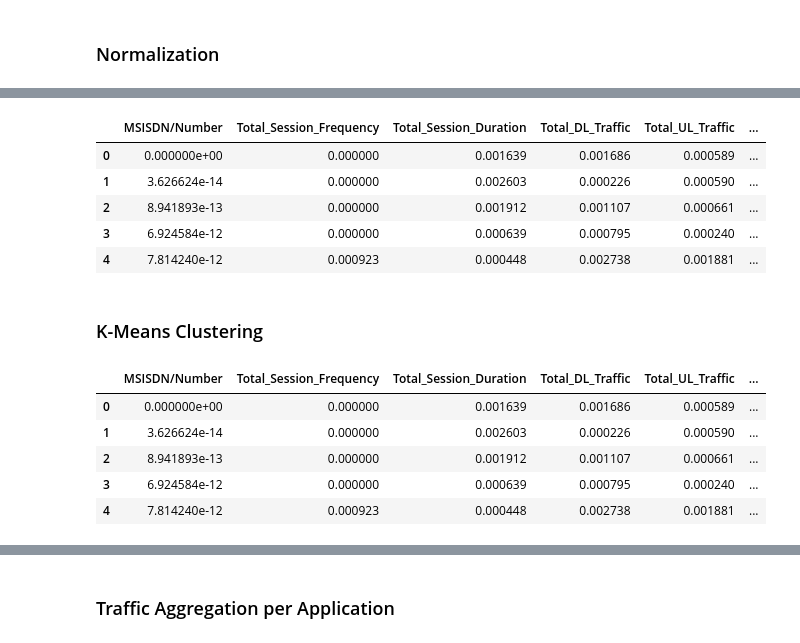
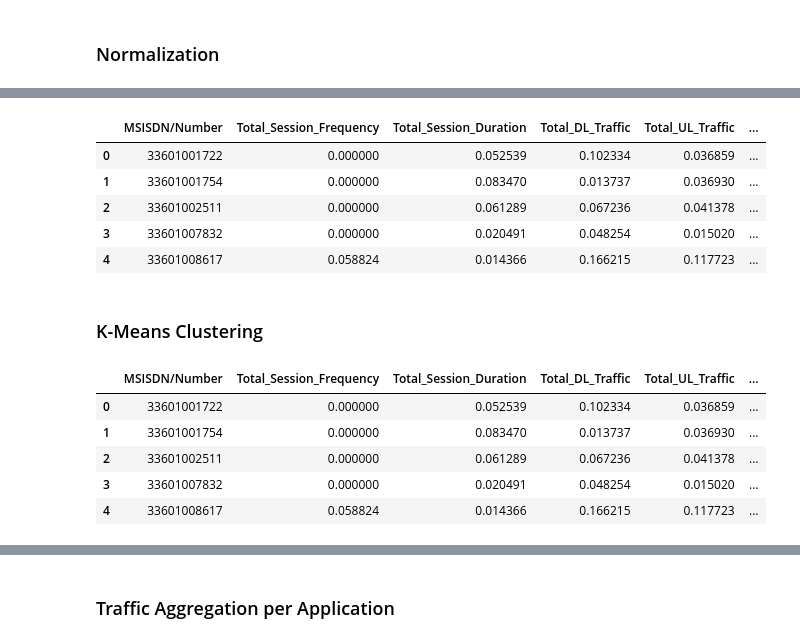
Before and after one commit to Naod-Demissie/User-Engagement-and-Satisfaction-Analysis, a Jupyter notebook: notebooks/2.0-user-engagement-analysis.ipynb, the cells around one changed output, grey strips where cells are left out. Drawn from its saved outputs; the diff is of its cells as text; code cells hidden in the pictures.

```diff
--- a/notebooks/2.0-user-engagement-analysis.ipynb
+++ b/notebooks/2.0-user-engagement-analysis.ipynb
@@ -249,18 +250,18 @@ generate_hist_box_plots(aggregated_data, plot_data)
 # %%
-metrics_to_normalize = aggregated_data.columns
+metrics_to_normalize = aggregated_data.columns.drop('MSISDN/Number')
 
 scaler = MinMaxScaler()
 normalized_data = aggregated_data.copy()
 normalized_data[metrics_to_normalize] = scaler.fit_transform(aggregated_data[metrics_to_normalize])
 
 normalized_data.head()
 # %% [output]
 |  | MSISDN/Number | Total_Session_Frequency | Total_Session_Duration | Total_DL_Traffic | Total_UL_Traffic | ... |
-| 0 | 0.000000e+00 | 0.000000 | 0.001639 | 0.001686 | 0.000589 | ... |
-| 1 | 3.626624e-14 | 0.000000 | 0.002603 | 0.000226 | 0.000590 | ... |
-| 2 | 8.941893e-13 | 0.000000 | 0.001912 | 0.001107 | 0.000661 | ... |
-| 3 | 6.924584e-12 | 0.000000 | 0.000639 | 0.000795 | 0.000240 | ... |
-| 4 | 7.814240e-12 | 0.000923 | 0.000448 | 0.002738 | 0.001881 | ... |
+| 0 | 33601001722 | 0.000000 | 0.052539 | 0.102334 | 0.036859 | ... |
+| 1 | 33601001754 | 0.000000 | 0.083470 | 0.013737 | 0.036930 | ... |
+| 2 | 33601002511 | 0.000000 | 0.061289 | 0.067236 | 0.041378 | ... |
+| 3 | 33601007832 | 0.000000 | 0.020491 | 0.048254 | 0.015020 | ... |
+| 4 | 33601008617 | 0.058824 | 0.014366 | 0.166215 | 0.117723 | ... |
 # %% [markdown]
 ### K-Means Clustering
 # %%
@@ -271,8 +272,8 @@ normalized_data['Cluster'] = kmeans.fit_predict(normalized_data[metrics_to_norma
 normalized_data.head()
 # %% [output]
 |  | MSISDN/Number | Total_Session_Frequency | Total_Session_Duration | Total_DL_Traffic | Total_UL_Traffic | ... |
-| 0 | 0.000000e+00 | 0.000000 | 0.001639 | 0.001686 | 0.000589 | ... |
-| 1 | 3.626624e-14 | 0.000000 | 0.002603 | 0.000226 | 0.000590 | ... |
-| 2 | 8.941893e-13 | 0.000000 | 0.001912 | 0.001107 | 0.000661 | ... |
-| 3 | 6.924584e-12 | 0.000000 | 0.000639 | 0.000795 | 0.000240 | ... |
-| 4 | 7.814240e-12 | 0.000923 | 0.000448 | 0.002738 | 0.001881 | ... |
+| 0 | 33601001722 | 0.000000 | 0.052539 | 0.102334 | 0.036859 | ... |
+| 1 | 33601001754 | 0.000000 | 0.083470 | 0.013737 | 0.036930 | ... |
+| 2 | 33601002511 | 0.000000 | 0.061289 | 0.067236 | 0.041378 | ... |
+| 3 | 33601007832 | 0.000000 | 0.020491 | 0.048254 | 0.015020 | ... |
+| 4 | 33601008617 | 0.058824 | 0.014366 | 0.166215 | 0.117723 | ... |
```
Also changed, not shown: parts of 34 cells of this notebook.
